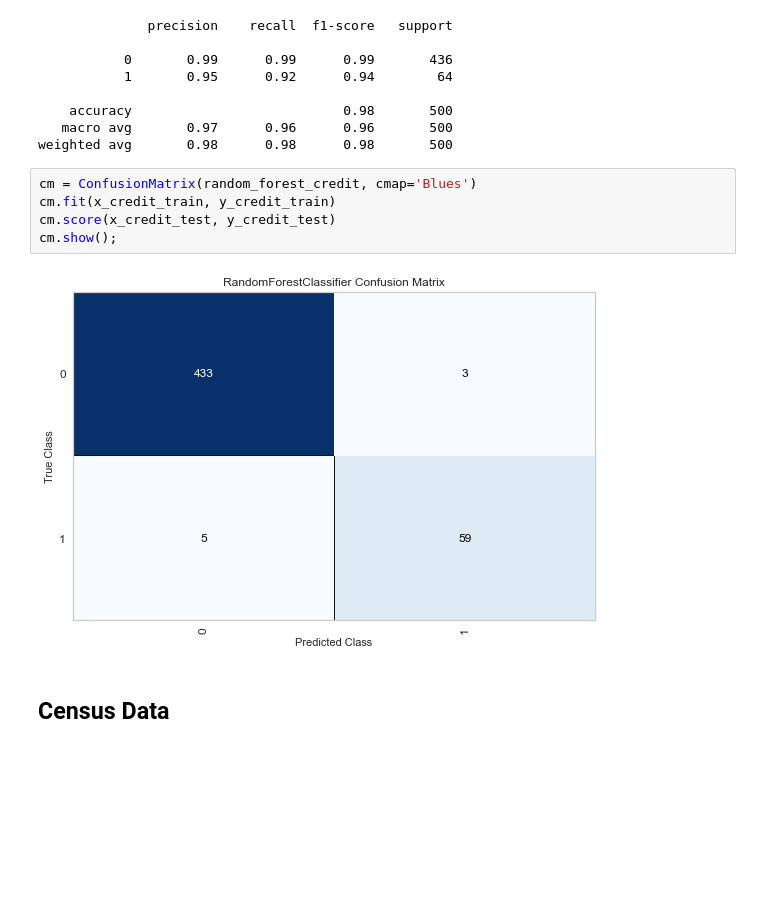
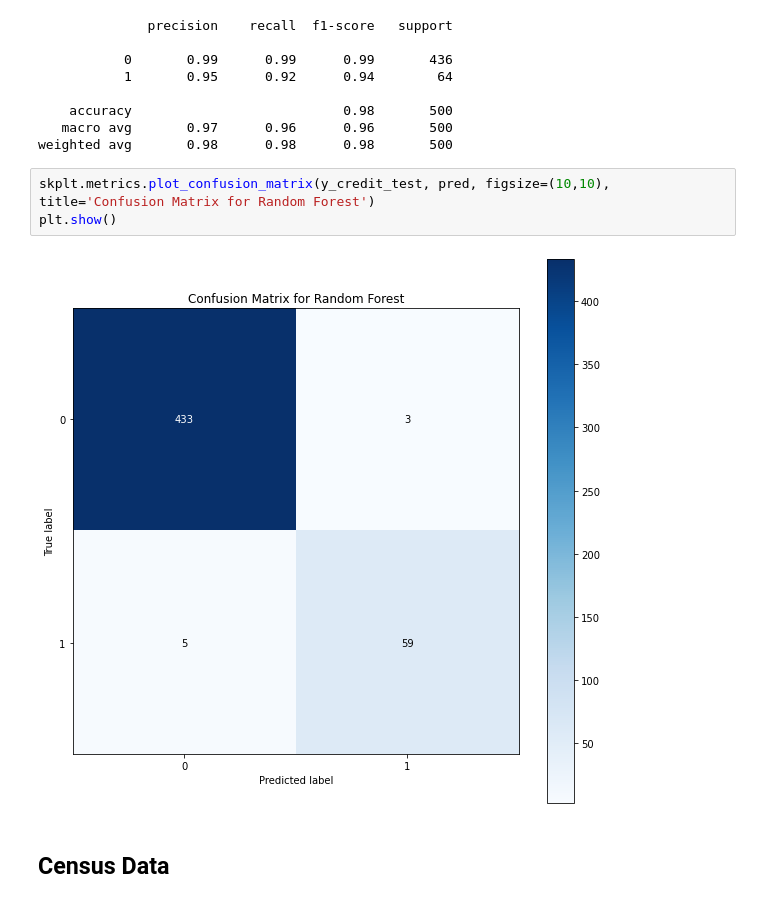
Before and after one commit to John117mc/Cursos_DS_DA, a Jupyter notebook: ML Supervised/Random Forest.ipynb, the cells around one changed output. Cells and saved outputs as stored; diff of their text form; blank space fills up the shorter version.

```diff
--- a/ML Supervised/Random Forest.ipynb
+++ b/ML Supervised/Random Forest.ipynb
@@ -41,13 +43,11 @@ print(classification_report(y_credit_test, pred))
     accuracy                           0.98       500
    macro avg       0.97      0.96      0.96       500
 weighted avg       0.98      0.98      0.98       500
-# %%
-cm = ConfusionMatrix(random_forest_credit, cmap='Blues')
-cm.fit(x_credit_train, y_credit_train)
-cm.score(x_credit_test, y_credit_test)
-cm.show();
-# %% [output]
-[figure, removed]
+# %%
+skplt.metrics.plot_confusion_matrix(y_credit_test, pred, figsize=(10,10), title='Confusion Matrix for Random Forest')
+plt.show()
+# %% [output]
+[figure, added]
 # %% [markdown]
 ## Census Data
 # %%
```
Also changed, not shown: parts of 24 cells of this notebook.
